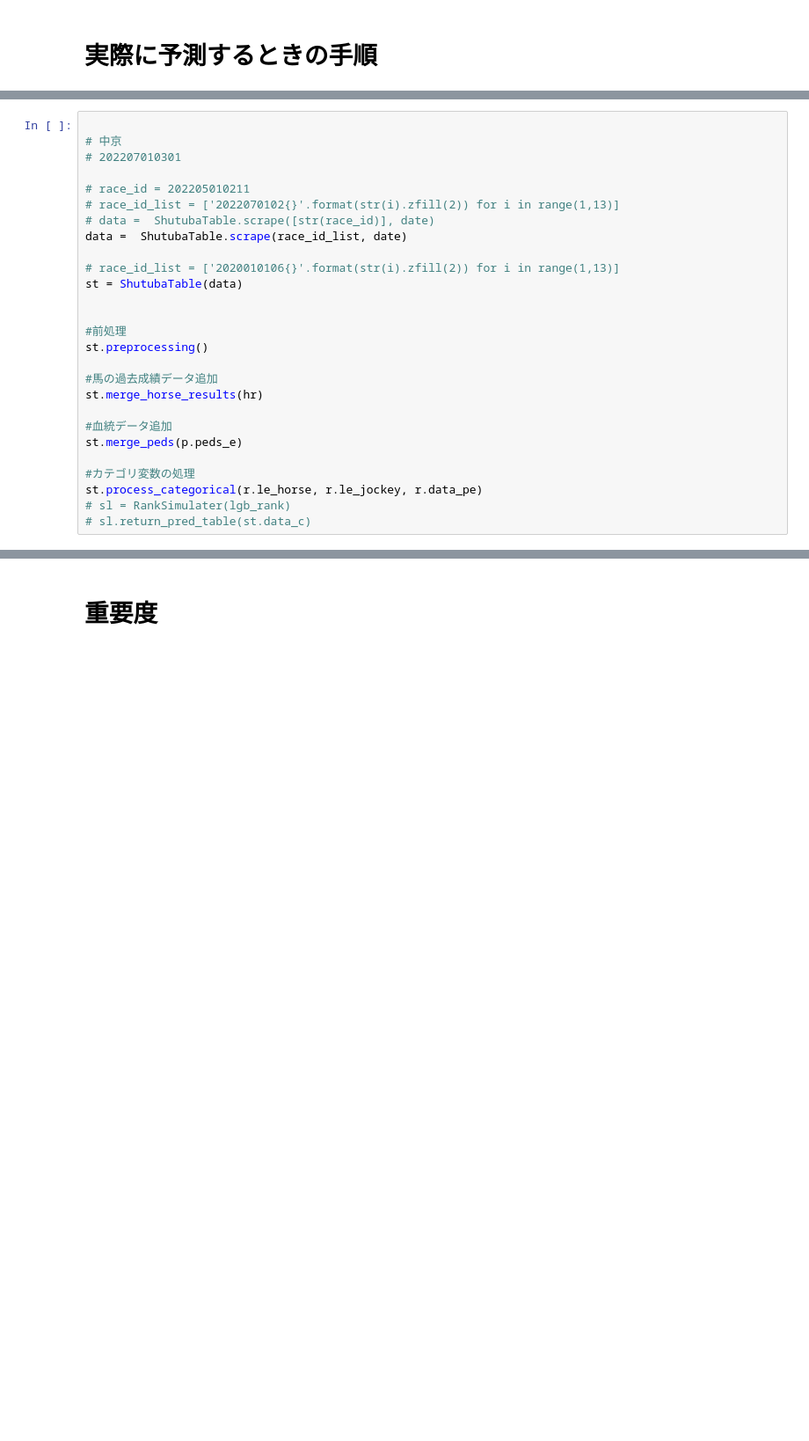
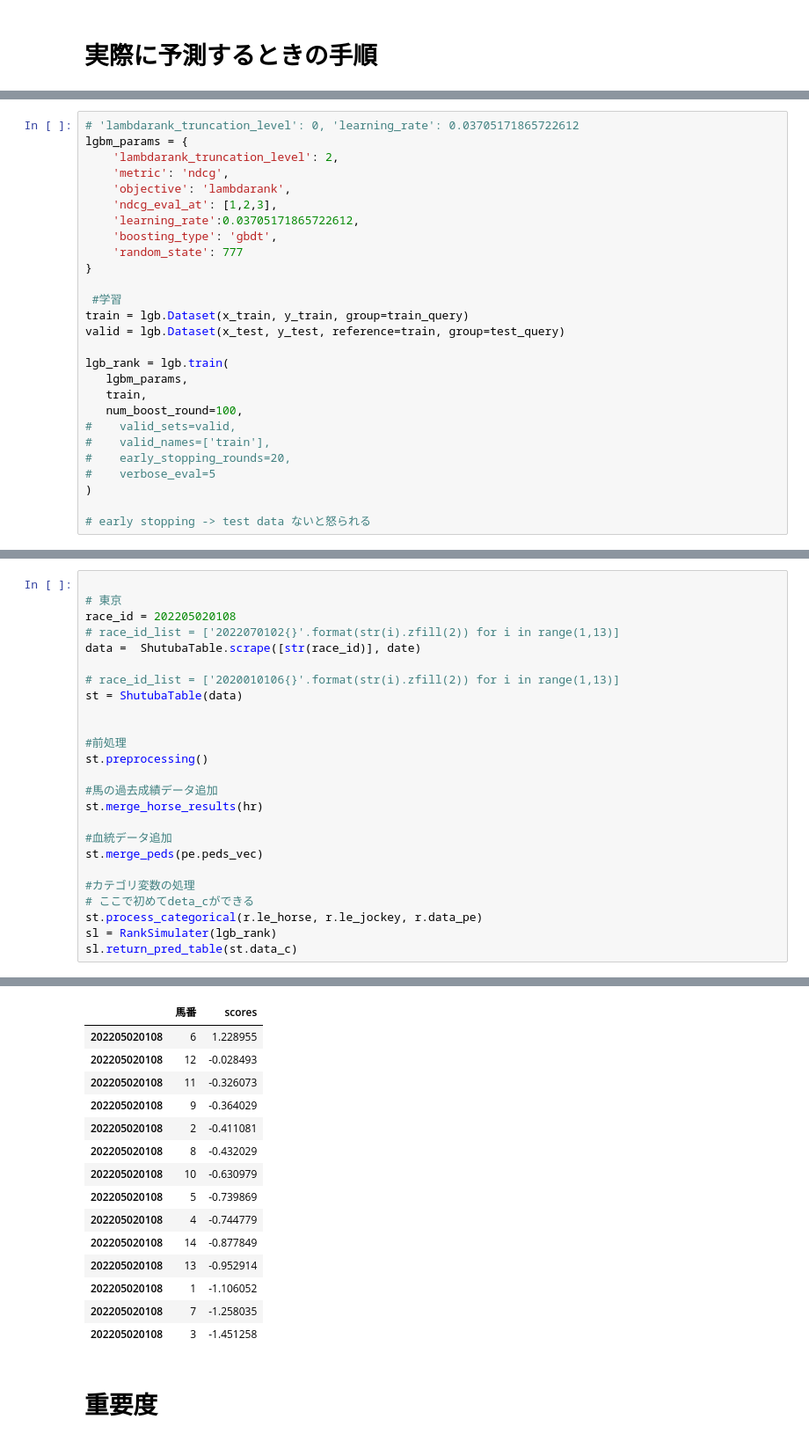
Before and after one commit to yodarjeering/horse, a Jupyter notebook: Rank.ipynb, the cells around one changed output, grey strips where cells are left out. Shown at 88% size. Saved outputs shown, nothing was run; the diff lists cells and outputs as text; blank space fills up the shorter version.

```diff
--- a/Rank.ipynb
+++ b/Rank.ipynb
@@ -2209,0 +2403,27 @@ data =  ShutubaTable.scrape(race_id_list, date)
+# %%
+# 'lambdarank_truncation_level': 0, 'learning_rate': 0.03705171865722612
+lgbm_params = {
+    'lambdarank_truncation_level': 2,
+    'metric': 'ndcg',
+    'objective': 'lambdarank',
+    'ndcg_eval_at': [1,2,3],
+    'learning_rate':0.03705171865722612,
+    'boosting_type': 'gbdt',
+    'random_state': 777
+}
+
+ #学習
+train = lgb.Dataset(x_train, y_train, group=train_query)
+valid = lgb.Dataset(x_test, y_test, reference=train, group=test_query)
+
+lgb_rank = lgb.train(
+   lgbm_params,
+   train,
+   num_boost_round=100,
+#    valid_sets=valid,
+#    valid_names=['train'],
+#    early_stopping_rounds=20,
+#    verbose_eval=5
+)
+
+# early stopping -> test data ないと怒られる
@@ -2210,12 +2527,9 @@ data =  ShutubaTable.scrape(race_id_list, date)
 # %%
 
-# 中京
-# 202207010301
-
-# race_id = 202205010211
+# 東京
+race_id = 202205020108
 # race_id_list = ['2022070102{}'.format(str(i).zfill(2)) for i in range(1,13)]
-# data =  ShutubaTable.scrape([str(race_id)], date)
-data =  ShutubaTable.scrape(race_id_list, date)
+data =  ShutubaTable.scrape([str(race_id)], date)
 
 # race_id_list = ['2020010106{}'.format(str(i).zfill(2)) for i in range(1,13)]
 st = ShutubaTable(data)
@@ -2228,10 +2542,11 @@ st.preprocessing()
 st.merge_horse_results(hr)
 
 #血統データ追加
-st.merge_peds(p.peds_e)
+st.merge_peds(pe.peds_vec)
 
 #カテゴリ変数の処理
+# ここで初めてdeta_cができる
 st.process_categorical(r.le_horse, r.le_jockey, r.data_pe)
-# sl = RankSimulater(lgb_rank)
-# sl.return_pred_table(st.data_c)
+sl = RankSimulater(lgb_rank)
+sl.return_pred_table(st.data_c)
 # %% [output]
@@ -2239,3 +2553,18 @@ scrape peds at horse_id_list "no_peds"
+|  | 馬番 | scores |
+| 202205020108 | 6 | 1.228955 |
+| 202205020108 | 12 | -0.028493 |
+| 202205020108 | 11 | -0.326073 |
+| 202205020108 | 9 | -0.364029 |
+| 202205020108 | 2 | -0.411081 |
+| 202205020108 | 8 | -0.432029 |
+| 202205020108 | 10 | -0.630979 |
+| 202205020108 | 5 | -0.739869 |
+| 202205020108 | 4 | -0.744779 |
+| 202205020108 | 14 | -0.877849 |
+| 202205020108 | 13 | -0.952914 |
+| 202205020108 | 1 | -1.106052 |
+| 202205020108 | 7 | -1.258035 |
+| 202205020108 | 3 | -1.451258 |
 # %% [markdown]
 # 重要度
 # %%
```
Also changed, not shown: parts of 44 cells of this notebook.
